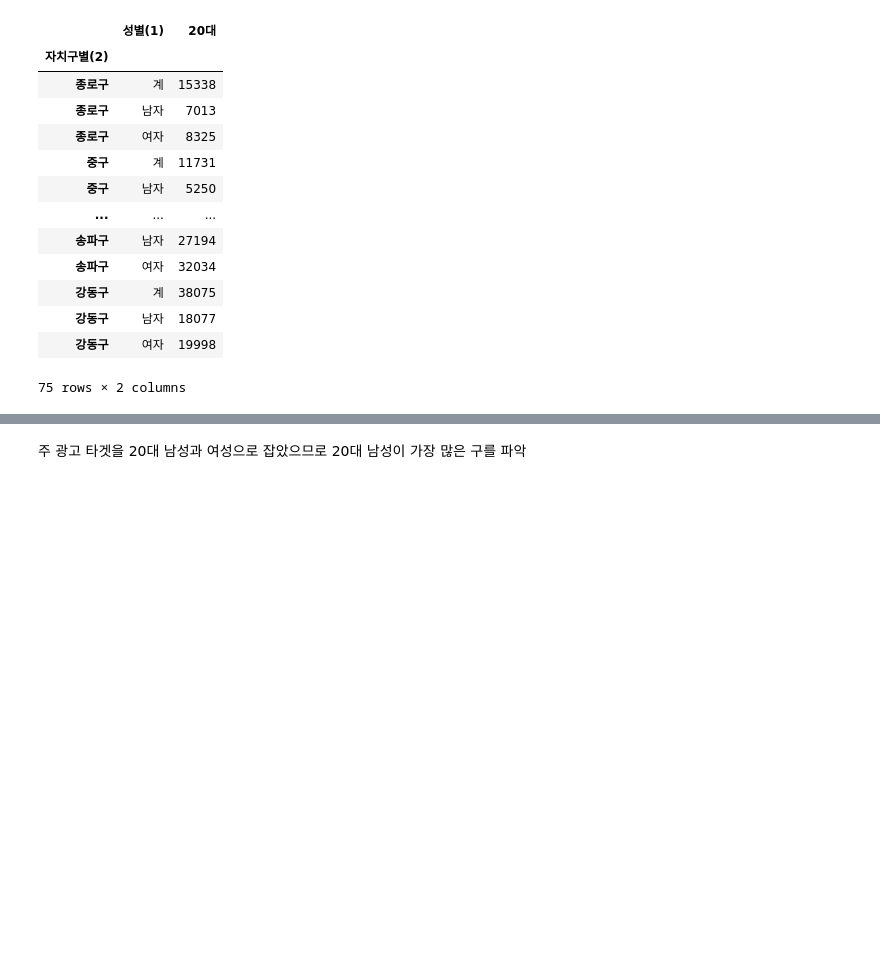
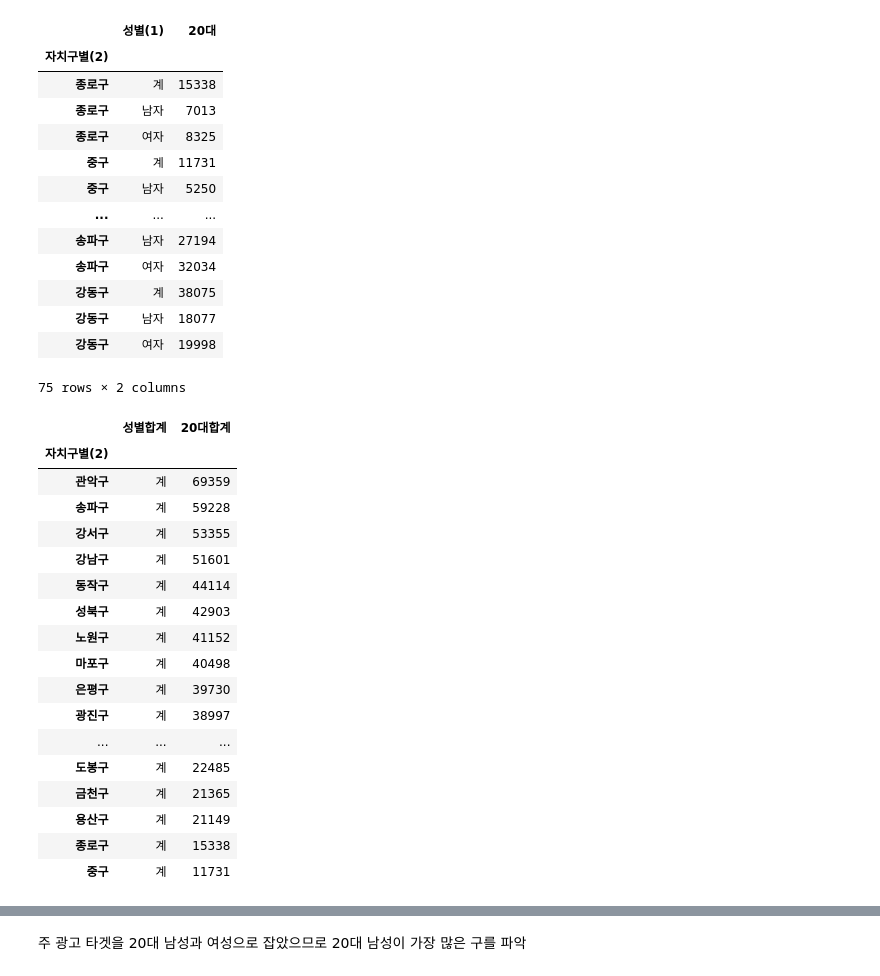
Before and after one commit to Aimerlee123/Python-teamproject, a Jupyter notebook: 공공자전거_이용현황_분석.ipynb, the cells around one changed output, grey strips where cells are left out. Cells and saved outputs as stored; diff of their text form; code cells hidden in the pictures; blank space fills up the shorter version.

```diff
--- a/공공자전거_이용현황_분석.ipynb
+++ b/공공자전거_이용현황_분석.ipynb
@@ -435,3 +435,26 @@ guage_20
 | 강동구 | 남자 | 18077 |
 | 강동구 | 여자 | 19998 |
 75 rows × 2 columns
+# %%
+guage_20t=guage_20[guage_20['성별(1)']=='계']
+guage_20t.columns=['성별합계','20대합계']
+guage_20t.sort_values(by='20대합계',ascending=False)
+# %% [output]
+|  | 성별합계 | 20대합계 |
+| 자치구별(2) |  |  |
+| 관악구 | 계 | 69359 |
+| 송파구 | 계 | 59228 |
+| 강서구 | 계 | 53355 |
+| 강남구 | 계 | 51601 |
+| 동작구 | 계 | 44114 |
+| 성북구 | 계 | 42903 |
+| 노원구 | 계 | 41152 |
+| 마포구 | 계 | 40498 |
+| 은평구 | 계 | 39730 |
+| 광진구 | 계 | 38997 |
+| ... | ... | ... |
+| 도봉구 | 계 | 22485 |
+| 금천구 | 계 | 21365 |
+| 용산구 | 계 | 21149 |
+| 종로구 | 계 | 15338 |
+| 중구 | 계 | 11731 |
```
Also changed, not shown: parts of 3 cells of this notebook.
